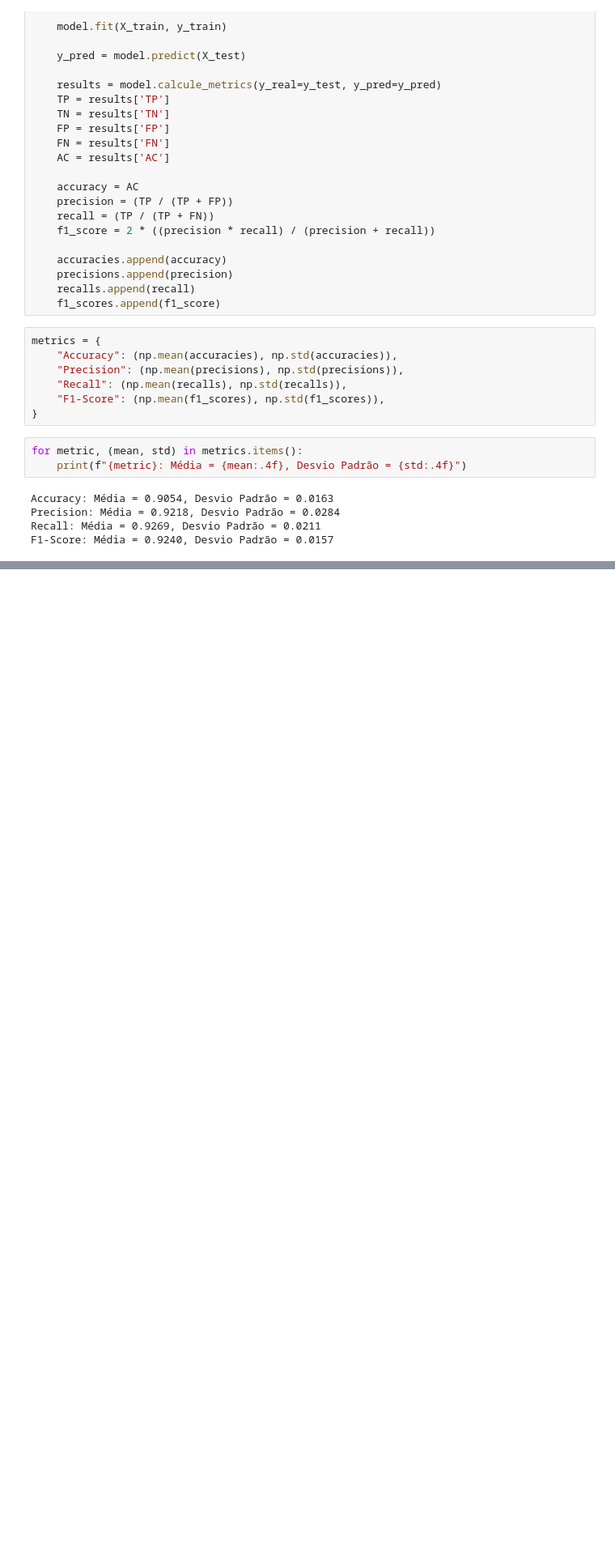
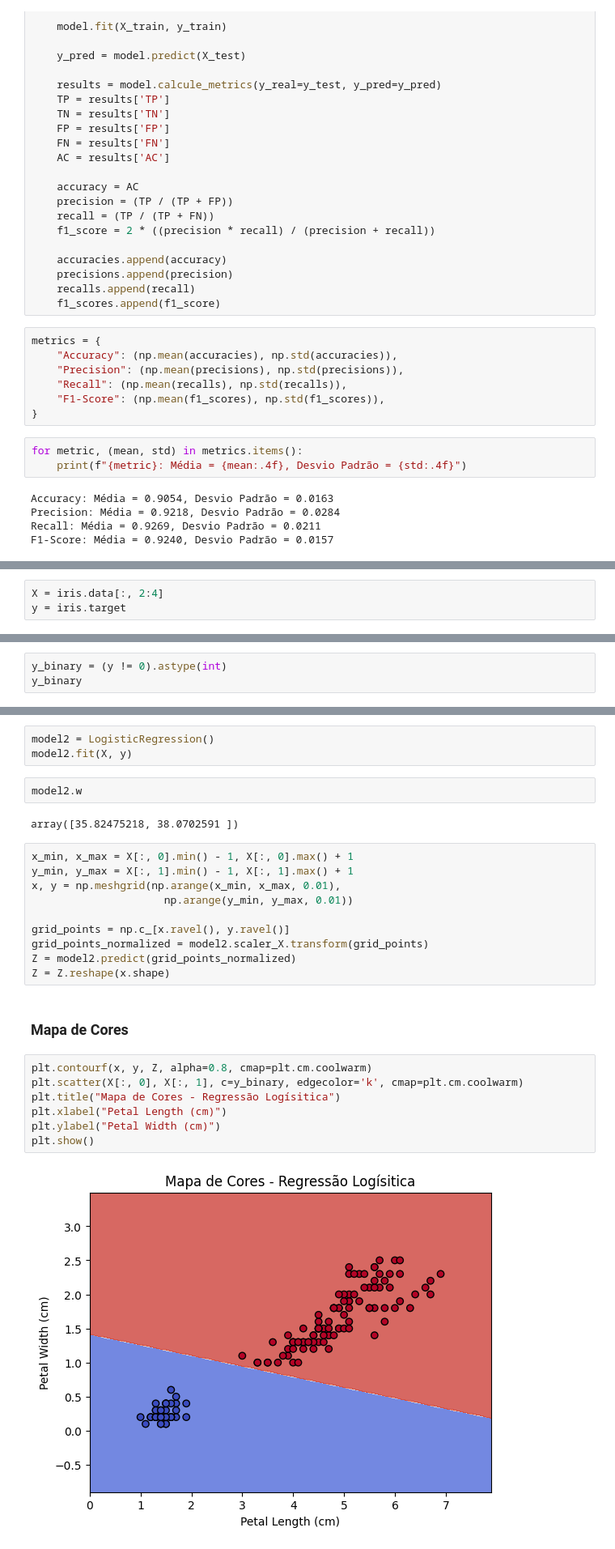
Before and after one commit to JorgeVitor30/pattern-recognition-RP, a Jupyter notebook: notebooks/regressao_logistica.ipynb, the cells around one changed output, grey strips where cells are left out. Shown: that part at 81% size. Drawn from its saved outputs; the diff is of its cells as text; blank space fills up the shorter version.

Commit message:
decision surface regression logistic

```diff
--- a/notebooks/regressao_logistica.ipynb
+++ b/notebooks/regressao_logistica.ipynb
@@ -153,0 +159,3 @@ F1-Score: Média = 0.9240, Desvio Padrão = 0.0157
+# %%
+X = iris.data[:, 2:4]
+y = iris.target
@@ -153,0 +164,3 @@ F1-Score: Média = 0.9240, Desvio Padrão = 0.0157
+# %%
+y_binary = (y != 0).astype(int)
+y_binary
@@ -153,0 +177,28 @@ F1-Score: Média = 0.9240, Desvio Padrão = 0.0157
+# %%
+model2 = LogisticRegression()
+model2.fit(X, y)
+# %%
+model2.w
+# %% [output]
+array([35.82475218, 38.0702591 ])
+# %%
+x_min, x_max = X[:, 0].min() - 1, X[:, 0].max() + 1
+y_min, y_max = X[:, 1].min() - 1, X[:, 1].max() + 1
+x, y = np.meshgrid(np.arange(x_min, x_max, 0.01),
+                     np.arange(y_min, y_max, 0.01))
+
+grid_points = np.c_[x.ravel(), y.ravel()]
+grid_points_normalized = model2.scaler_X.transform(grid_points)
+Z = model2.predict(grid_points_normalized)
+Z = Z.reshape(x.shape)
+# %% [markdown]
+### Mapa de Cores
+# %%
+plt.contourf(x, y, Z, alpha=0.8, cmap=plt.cm.coolwarm)
+plt.scatter(X[:, 0], X[:, 1], c=y_binary, edgecolor='k', cmap=plt.cm.coolwarm)
+plt.title("Mapa de Cores - Regressão Logísitica")
+plt.xlabel("Petal Length (cm)")
+plt.ylabel("Petal Width (cm)")
+plt.show()
+# %% [output]
+[figure, added]
```
Also changed, not shown: parts of 6 cells of this notebook.
